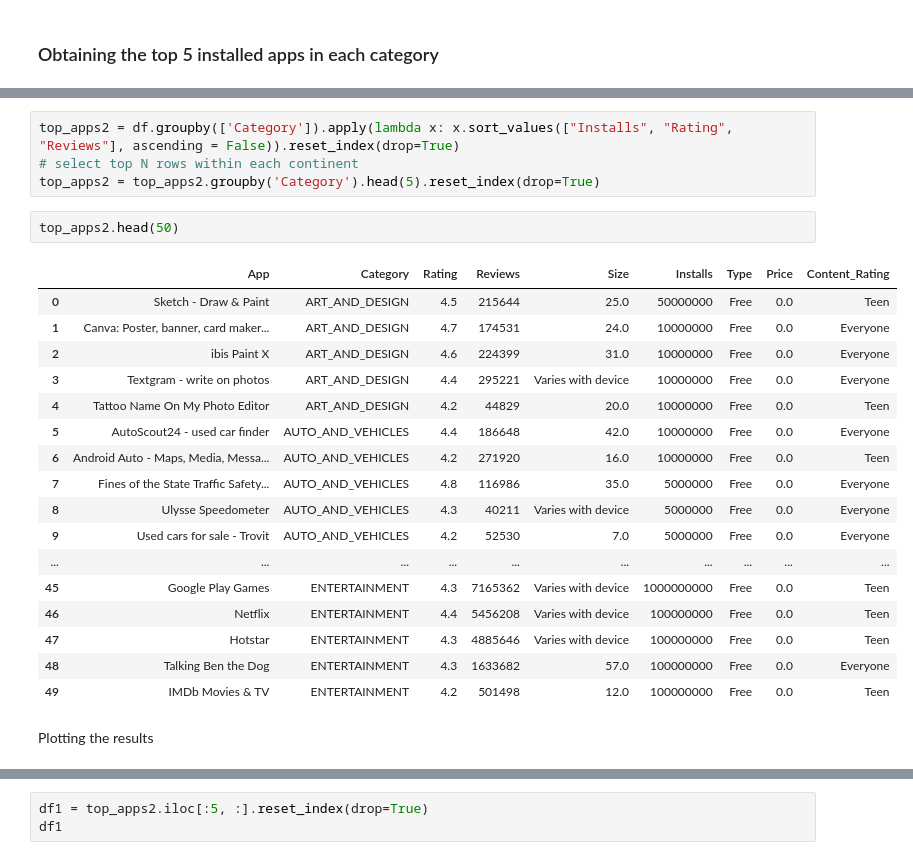
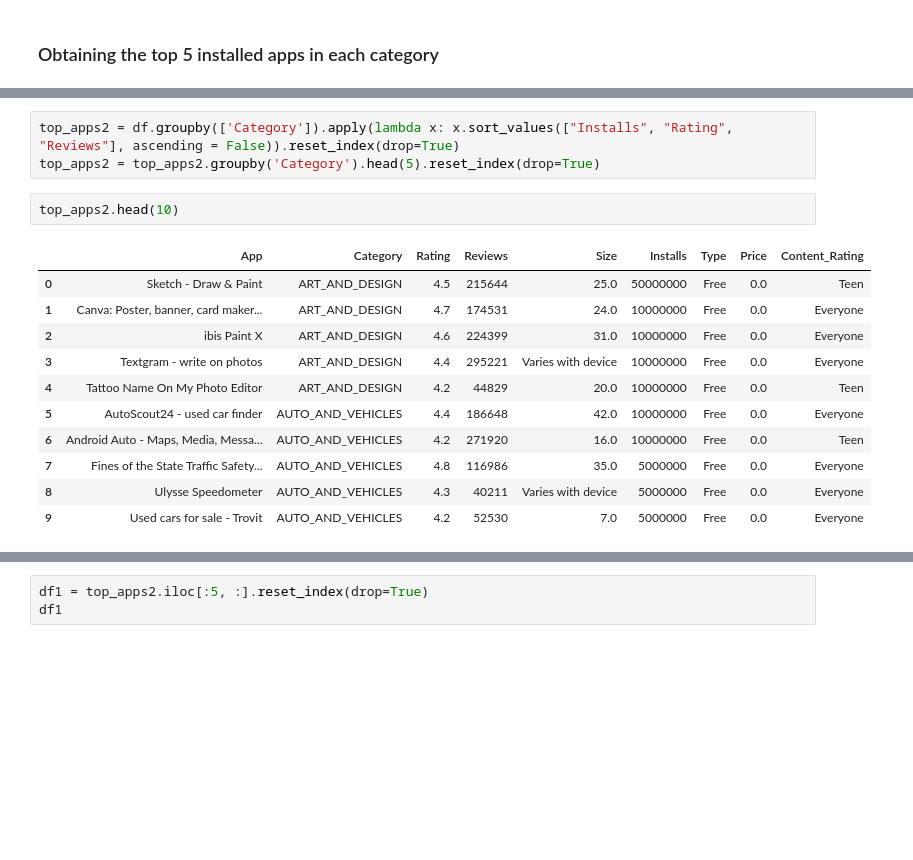
Before and after one commit to shalabajza/Develhope_Project_v2_team-2, a Jupyter notebook: Week 3/Week-3_Task-3_Mohammad.ipynb, the cells around one changed output, grey strips where cells are left out. Drawn from its saved outputs; the diff is of its cells as text; blank space fills up the shorter version.

```diff
--- a/Week 3/Week-3_Task-3_Mohammad.ipynb
+++ b/Week 3/Week-3_Task-3_Mohammad.ipynb
@@ -49,26 +45,17 @@ top_apps.head(50)
 # %%
 top_apps2 = df.groupby(['Category']).apply(lambda x: x.sort_values(["Installs", "Rating", "Reviews"], ascending = False)).reset_index(drop=True)
-# select top N rows within each continent
 top_apps2 = top_apps2.groupby('Category').head(5).reset_index(drop=True)
 # %%
-top_apps2.head(50)
+top_apps2.head(10)
 # %% [output]
 |  | App | Category | Rating | Reviews | Size | Installs | Type | Price | Content_Rating |
 | 0 | Sketch - Draw & Paint | ART_AND_DESIGN | 4.5 | 215644 | 25.0 | 50000000 | Free | 0.0 | Teen |
 | 1 | Canva: Poster, banner, card maker... | ART_AND_DESIGN | 4.7 | 174531 | 24.0 | 10000000 | Free | 0.0 | Everyone |
 | 2 | ibis Paint X | ART_AND_DESIGN | 4.6 | 224399 | 31.0 | 10000000 | Free | 0.0 | Everyone |
 | 3 | Textgram - write on photos | ART_AND_DESIGN | 4.4 | 295221 | Varies with device | 10000000 | Free | 0.0 | Everyone |
 | 4 | Tattoo Name On My Photo Editor | ART_AND_DESIGN | 4.2 | 44829 | 20.0 | 10000000 | Free | 0.0 | Teen |
 | 5 | AutoScout24 - used car finder | AUTO_AND_VEHICLES | 4.4 | 186648 | 42.0 | 10000000 | Free | 0.0 | Everyone |
 | 6 | Android Auto - Maps, Media, Messa... | AUTO_AND_VEHICLES | 4.2 | 271920 | 16.0 | 10000000 | Free | 0.0 | Teen |
 | 7 | Fines of the State Traffic Safety... | AUTO_AND_VEHICLES | 4.8 | 116986 | 35.0 | 5000000 | Free | 0.0 | Everyone |
 | 8 | Ulysse Speedometer | AUTO_AND_VEHICLES | 4.3 | 40211 | Varies with device | 5000000 | Free | 0.0 | Everyone |
 | 9 | Used cars for sale - Trovit | AUTO_AND_VEHICLES | 4.2 | 52530 | 7.0 | 5000000 | Free | 0.0 | Everyone |
-| ... | ... | ... | ... | ... | ... | ... | ... | ... | ... |
-| 45 | Google Play Games | ENTERTAINMENT | 4.3 | 7165362 | Varies with device | 1000000000 | Free | 0.0 | Teen |
-| 46 | Netflix | ENTERTAINMENT | 4.4 | 5456208 | Varies with device | 100000000 | Free | 0.0 | Teen |
-| 47 | Hotstar | ENTERTAINMENT | 4.3 | 4885646 | Varies with device | 100000000 | Free | 0.0 | Teen |
-| 48 | Talking Ben the Dog | ENTERTAINMENT | 4.3 | 1633682 | 57.0 | 100000000 | Free | 0.0 | Everyone |
-| 49 | IMDb Movies & TV | ENTERTAINMENT | 4.2 | 501498 | 12.0 | 100000000 | Free | 0.0 | Teen |
-# %% [markdown]
-Plotting the results
```
Also changed, not shown: parts of 69 cells of this notebook.
